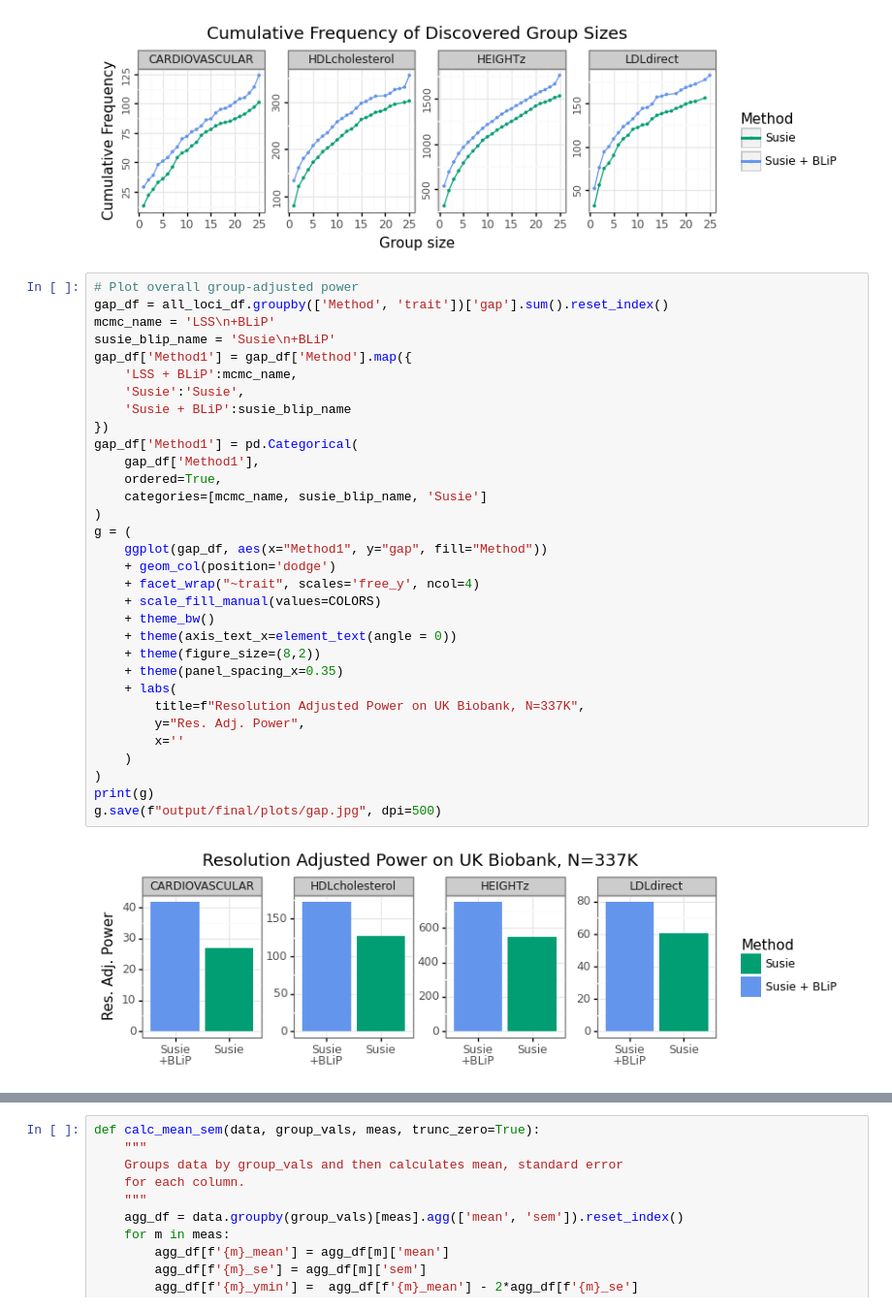
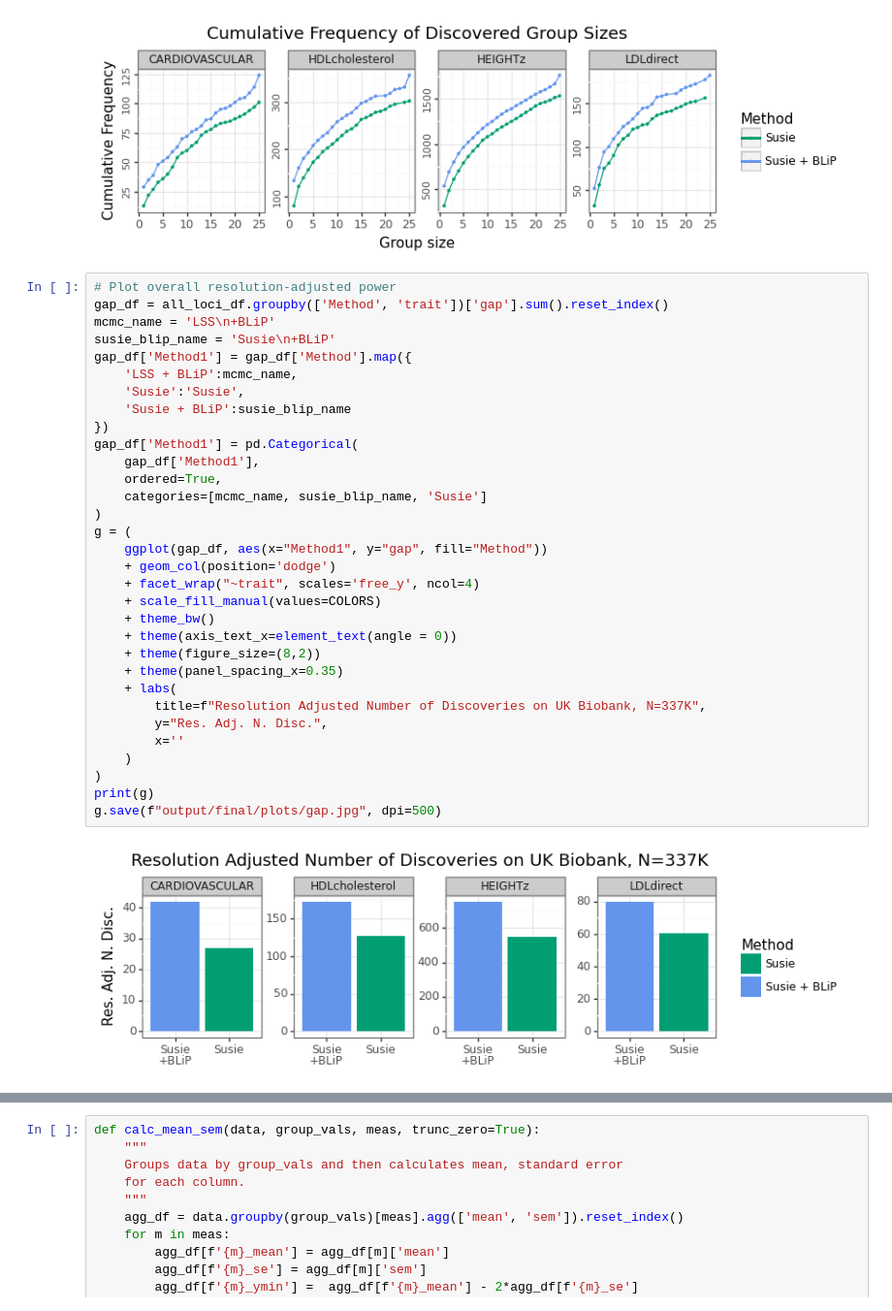
Before and after one commit to amspector100/ukbb_blip, a Jupyter notebook: ukbb_blip_final_plots.ipynb, the cells around one changed output, grey strips where cells are left out. Shown: that part at 97% size. Drawn from its saved outputs; the diff is of its cells as text.

```diff
--- a/ukbb_blip_final_plots.ipynb
+++ b/ukbb_blip_final_plots.ipynb
@@ -253,39 +253,39 @@ print(g)
 # %% [output]
 [figure]
 # %%
-# Plot overall group-adjusted power
+# Plot overall resolution-adjusted power
 gap_df = all_loci_df.groupby(['Method', 'trait'])['gap'].sum().reset_index()
 mcmc_name = 'LSS\n+BLiP'
 susie_blip_name = 'Susie\n+BLiP'
 gap_df['Method1'] = gap_df['Method'].map({
     'LSS + BLiP':mcmc_name,
     'Susie':'Susie',
     'Susie + BLiP':susie_blip_name
 })
 gap_df['Method1'] = pd.Categorical(
     gap_df['Method1'],
     ordered=True,
     categories=[mcmc_name, susie_blip_name, 'Susie']
 )
 g = (
     ggplot(gap_df, aes(x="Method1", y="gap", fill="Method"))
     + geom_col(position='dodge')
     + facet_wrap("~trait", scales='free_y', ncol=4)
     + scale_fill_manual(values=COLORS)
     + theme_bw()
     + theme(axis_text_x=element_text(angle = 0))
     + theme(figure_size=(8,2))
     + theme(panel_spacing_x=0.35)
     + labs(
-        title=f"Resolution Adjusted Power on UK Biobank, N=337K",
-        y="Res. Adj. Power",
+        title=f"Resolution Adjusted Number of Discoveries on UK Biobank, N=337K",
+        y="Res. Adj. N. Disc.",
         x=''
     )
 )
 print(g)
 g.save(f"output/final/plots/gap.jpg", dpi=500)
 # %% [output]
-[figure, old version]
+[figure, new version]
 # %%
 gap_df
 # %% [output]
```
Also changed, not shown: parts of 10 cells of this notebook, 2 other files.
